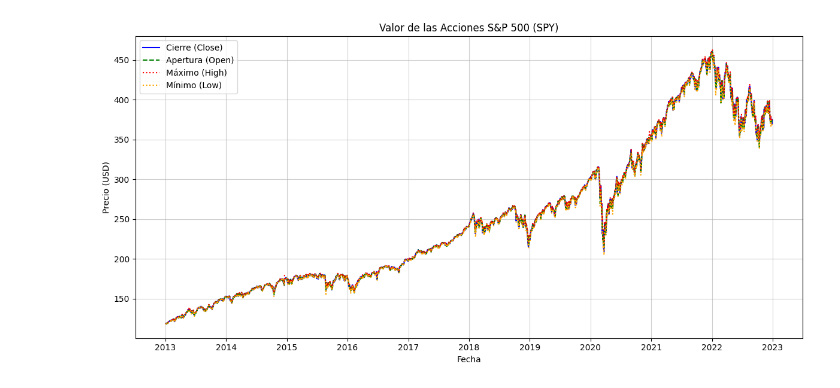
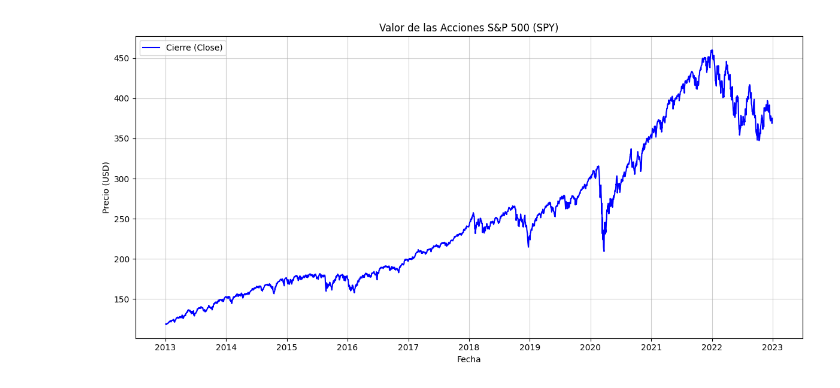
Before and after one commit to NavarroPablo96/Repo-Actividad-Sugeno-Mamdani, a Jupyter notebook: Actividad 1b -Sugeno SPY.ipynb, the cells around one changed output. Cells and saved outputs as stored; diff of their text form; code cells hidden in the pictures.

Commit message:
informe 1b sugeno
informe 1b sugeno
y el codigo de la parte de extrapolación de precios futuros.

```diff
--- a/Actividad 1b -Sugeno SPY.ipynb
+++ b/Actividad 1b -Sugeno SPY.ipynb
@@ -11,39 +11,31 @@ Note: you may need to restart the kernel to use updated packages.
 # %%
 import pandas as pd
 import matplotlib.pyplot as plt
 import numpy as np
 
 
 
 df = pd.read_csv('spy.csv',parse_dates=['Date'], date_format='%d/%m/%y', index_col='Date')
 
 # Sub Intervalo elegido 2013 a 2023 ambos enero.
 df_sub = df.loc['2013-01-01':'2023-01-01']
 
 # 2. Graficar la serie de tiempo
 plt.figure(figsize=(12, 6))
 # Curva 1: Precio de Cierre (Close) - Generalmente la más importante
 plt.plot(df_sub.index, df_sub['Close'], label='Cierre (Close)', color='blue')
 
-# Curva 2: Precio de Apertura (Open)
-plt.plot(df_sub.index, df_sub['Open'], label='Apertura (Open)', color='green', linestyle='--')
-
-# Curva 3: Precio Máximo (High)
-plt.plot(df_sub.index, df_sub['High'], label='Máximo (High)', color='red', linestyle=':')
-
-# Curva 4: Precio Mínimo (Low)
-plt.plot(df_sub.index, df_sub['Low'], label='Mínimo (Low)', color='orange', linestyle=':')
 
 
 plt.title('Valor de las Acciones S&P 500 (SPY)')
 plt.xlabel('Fecha')
 plt.ylabel('Precio (USD)')
 plt.grid(True, alpha=0.6)
 plt.legend()
 plt.tight_layout()
 plt.show()
 # %% [output]
-[figure, old version]
+[figure, new version]
 # %%
 """Subtractive Clustering Algorithm
 """
```
Also changed, not shown: parts of 12 cells of this notebook, 1 other file.
